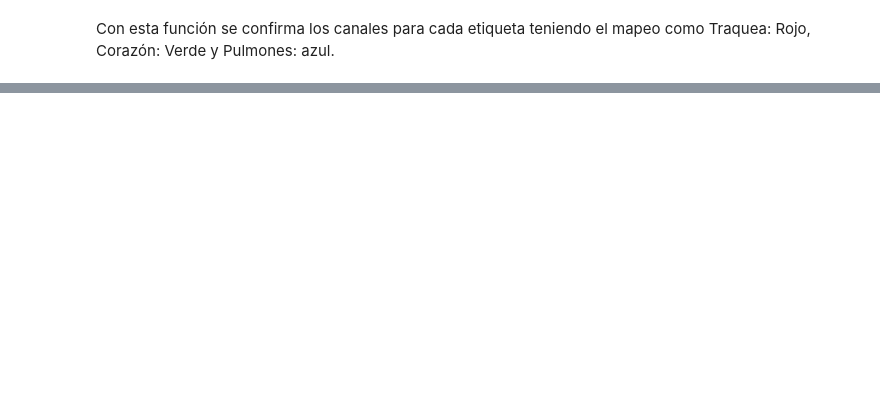
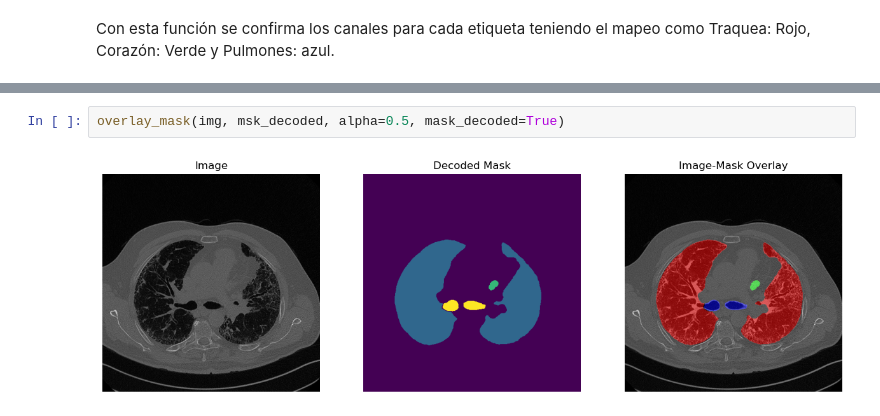
Before and after one commit to Panis26/Portafolio, a Jupyter notebook: DeepLearning/Chest_CT_Segmentation/netebooks/data_exploration.ipynb, the cells around one changed output, grey strips where cells are left out. Drawn from its saved outputs; the diff is of its cells as text; blank space fills up the shorter version.

```diff
--- a/DeepLearning/Chest_CT_Segmentation/netebooks/data_exploration.ipynb
+++ b/DeepLearning/Chest_CT_Segmentation/netebooks/data_exploration.ipynb
@@ -167,0 +267,4 @@ Con esta función se confirma los canales para cada etiqueta teniendo el mapeo c
+# %%
+overlay_mask(img, msk_decoded, alpha=0.5, mask_decoded=True)
+# %% [output]
+[figure, added]
```
Also changed, not shown: parts of 11 cells of this notebook, 2 other files.
